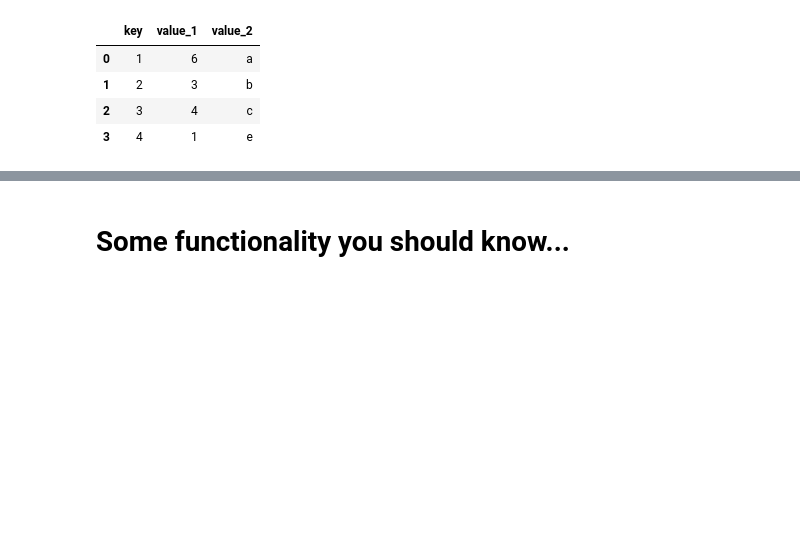
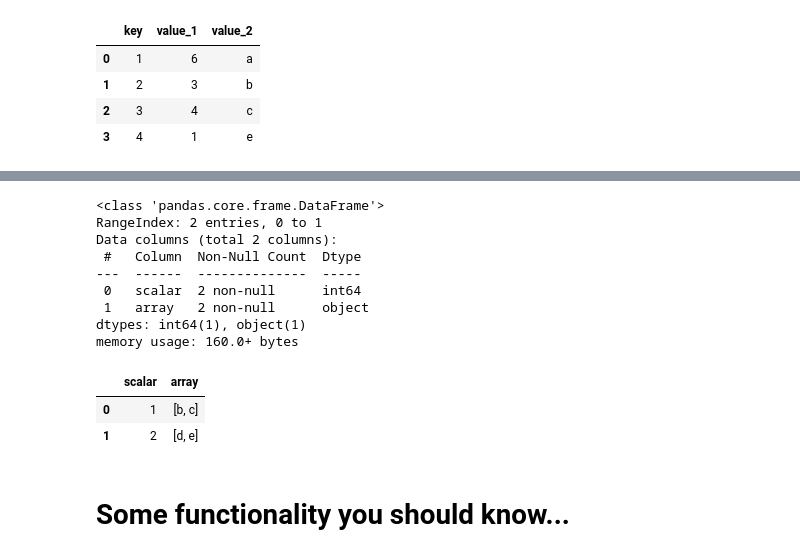
Before and after one commit to YLTsai0609/pandas_101, a Jupyter notebook: Solution.ipynb, the cells around one changed output, grey strips where cells are left out. Cells and saved outputs as stored; diff of their text form; code cells hidden in the pictures; blank space fills up the shorter version.

```diff
--- a/Solution.ipynb
+++ b/Solution.ipynb
@@ -1683,3 +2008,34 @@ Wall time: 3.74 s
+# %%
+# Array Types (string types in pandas)
+
+data = {
+    'scalar':[1,2],
+    'array':[
+        ['b','c'],
+        ['d','e']
+    ]
+}
+
+schema = {'scalar':'int','array':'string[pyarrow]'}
+
+pdf = pd.DataFrame(data,
+#                    dtype=schema # waiting for further improvement in data types
+                  )
+pdf.info()
+pdf
+# %% [output]
+<class 'pandas.core.frame.DataFrame'>
+RangeIndex: 2 entries, 0 to 1
+Data columns (total 2 columns):
+ #   Column  Non-Null Count  Dtype
+---  ------  --------------  -----
+ 0   scalar  2 non-null      int64
+ 1   array   2 non-null      object
+dtypes: int64(1), object(1)
+memory usage: 160.0+ bytes
+|  | scalar | array |
+| 0 | 1 | [b, c] |
+| 1 | 2 | [d, e] |
 # %% [markdown]
 # Some functionality you should know...
 # %%
```
Also changed, not shown: parts of 48 cells of this notebook, 12 other files.
